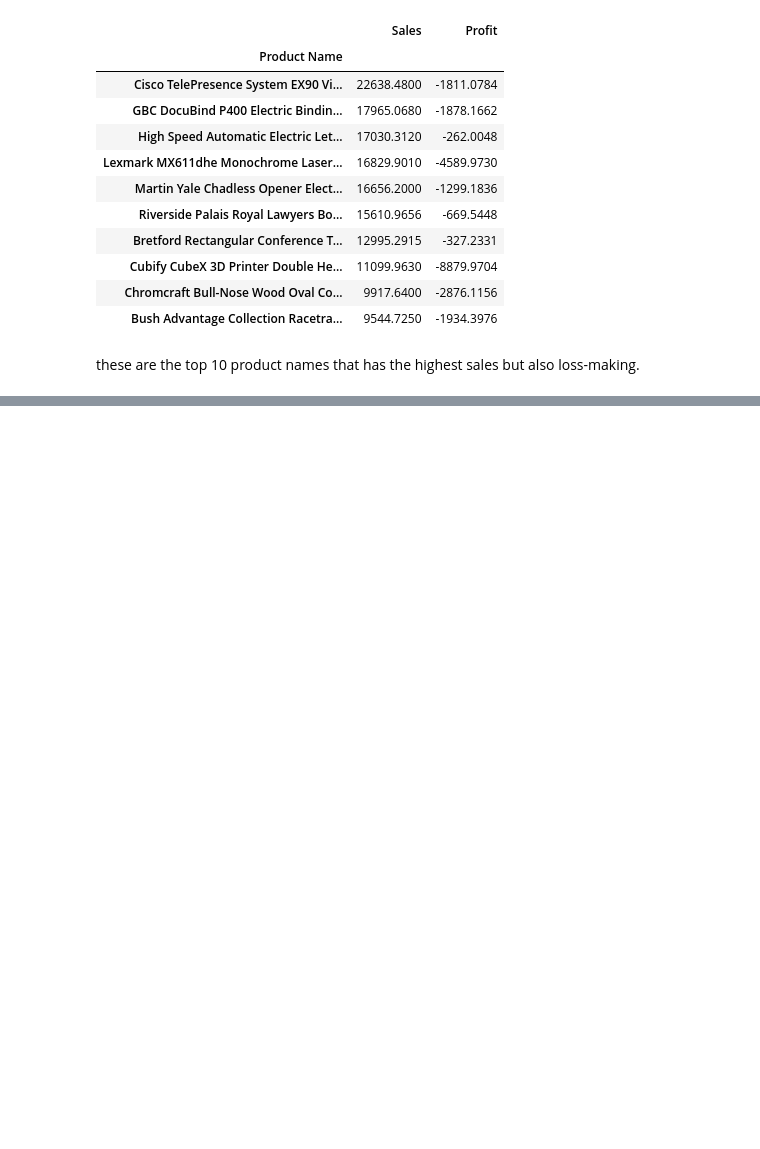
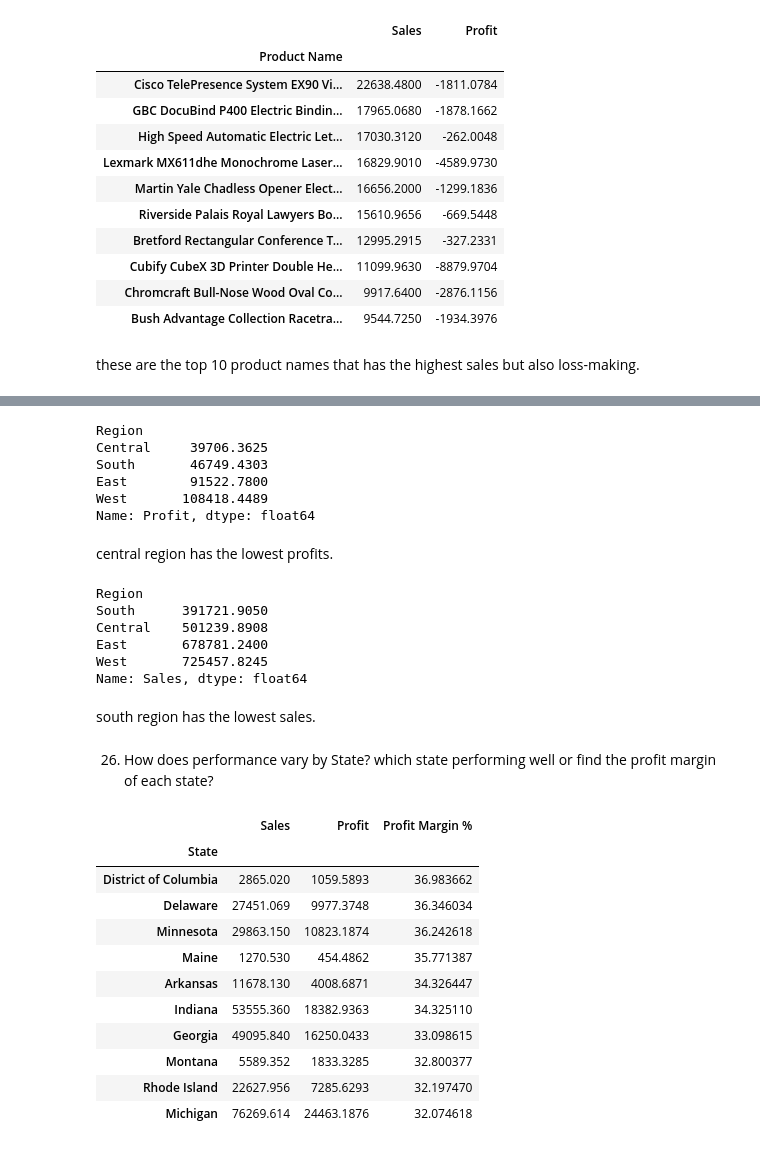
Before and after one commit to bikashsahani/superstore-sales-analysis, a Jupyter notebook: sales_analysis.ipynb, the cells around one changed output, grey strips where cells are left out. Saved outputs shown, nothing was run; the diff lists cells and outputs as text; code cells hidden in the pictures; blank space fills up the shorter version.

Commit message:
added Regional Analysis

```diff
--- a/sales_analysis.ipynb
+++ b/sales_analysis.ipynb
@@ -523,0 +560,45 @@ these are the top 10 product names that has the highest sales but also loss-maki
+# %%
+data.groupby('Region')['Profit'].sum().sort_values(ascending=True)
+# %% [output]
+Region
+Central     39706.3625
+South       46749.4303
+East        91522.7800
+West       108418.4489
+Name: Profit, dtype: float64
+# %% [markdown]
+central region has the lowest profits.
+# %%
+data.groupby('Region')['Sales'].sum().sort_values(ascending=True)
+# %% [output]
+Region
+South      391721.9050
+Central    501239.8908
+East       678781.2400
+West       725457.8245
+Name: Sales, dtype: float64
+# %% [markdown]
+south region has the lowest sales.
+# %% [markdown]
+26. How does performance vary by State? which state performing well or find the profit margin of each state?
+# %%
+state_data = data.groupby('State')[['Sales', 'Profit']].sum()
+
+# Calculate the Profit Margin percentage
+state_data['Profit Margin %'] = (state_data['Profit'] / state_data['Sales']) * 100
+
+# Sort by Profit Margin in descending order ( top 10 state with highest profit margin)
+state_data.sort_values(by='Profit Margin %', ascending=False).head(10)
+# %% [output]
+|  | Sales | Profit | Profit Margin % |
+| State |  |  |  |
+| District of Columbia | 2865.020 | 1059.5893 | 36.983662 |
+| Delaware | 27451.069 | 9977.3748 | 36.346034 |
+| Minnesota | 29863.150 | 10823.1874 | 36.242618 |
+| Maine | 1270.530 | 454.4862 | 35.771387 |
+| Arkansas | 11678.130 | 4008.6871 | 34.326447 |
+| Indiana | 53555.360 | 18382.9363 | 34.325110 |
+| Georgia | 49095.840 | 16250.0433 | 33.098615 |
+| Montana | 5589.352 | 1833.3285 | 32.800377 |
+| Rhode Island | 22627.956 | 7285.6293 | 32.197470 |
+| Michigan | 76269.614 | 24463.1876 | 32.074618 |
```
Also changed, not shown: parts of 15 cells of this notebook.
